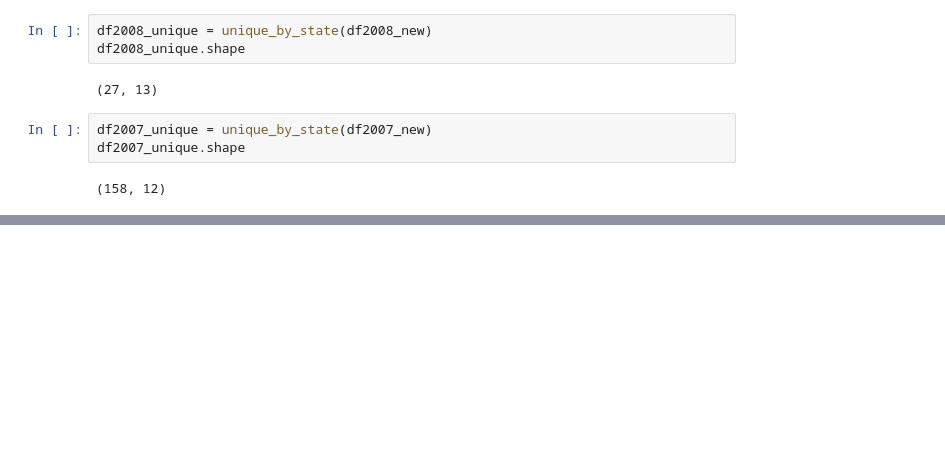
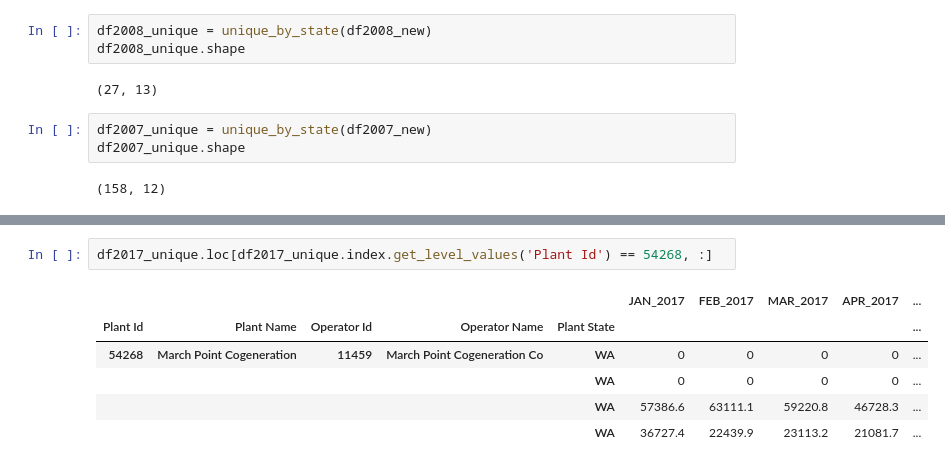
Before and after one commit to xingliuUT/battery_planner, a Jupyter notebook: import_data.ipynb, the cells around one changed output, grey strips where cells are left out. Cells and saved outputs as stored; diff of their text form; blank space fills up the shorter version.

```diff
--- a/import_data.ipynb
+++ b/import_data.ipynb
@@ -340,0 +401,9 @@ df2007_unique.shape
+# %%
+df2017_unique.loc[df2017_unique.index.get_level_values('Plant Id') == 54268, :]
+# %% [output]
+|  |  |  |  |  | JAN_2017 | FEB_2017 | MAR_2017 | APR_2017 | ... |
+| Plant Id | Plant Name | Operator Id | Operator Name | Plant State |  |  |  |  | ... |
+| 54268 | March Point Cogeneration | 11459 | March Point Cogeneration Co | WA | 0 | 0 | 0 | 0 | ... |
+|  |  |  |  | WA | 0 | 0 | 0 | 0 | ... |
+|  |  |  |  | WA | 57386.6 | 63111.1 | 59220.8 | 46728.3 | ... |
+|  |  |  |  | WA | 36727.4 | 22439.9 | 23113.2 | 21081.7 | ... |
```
Also changed, not shown: parts of 25 cells of this notebook.
